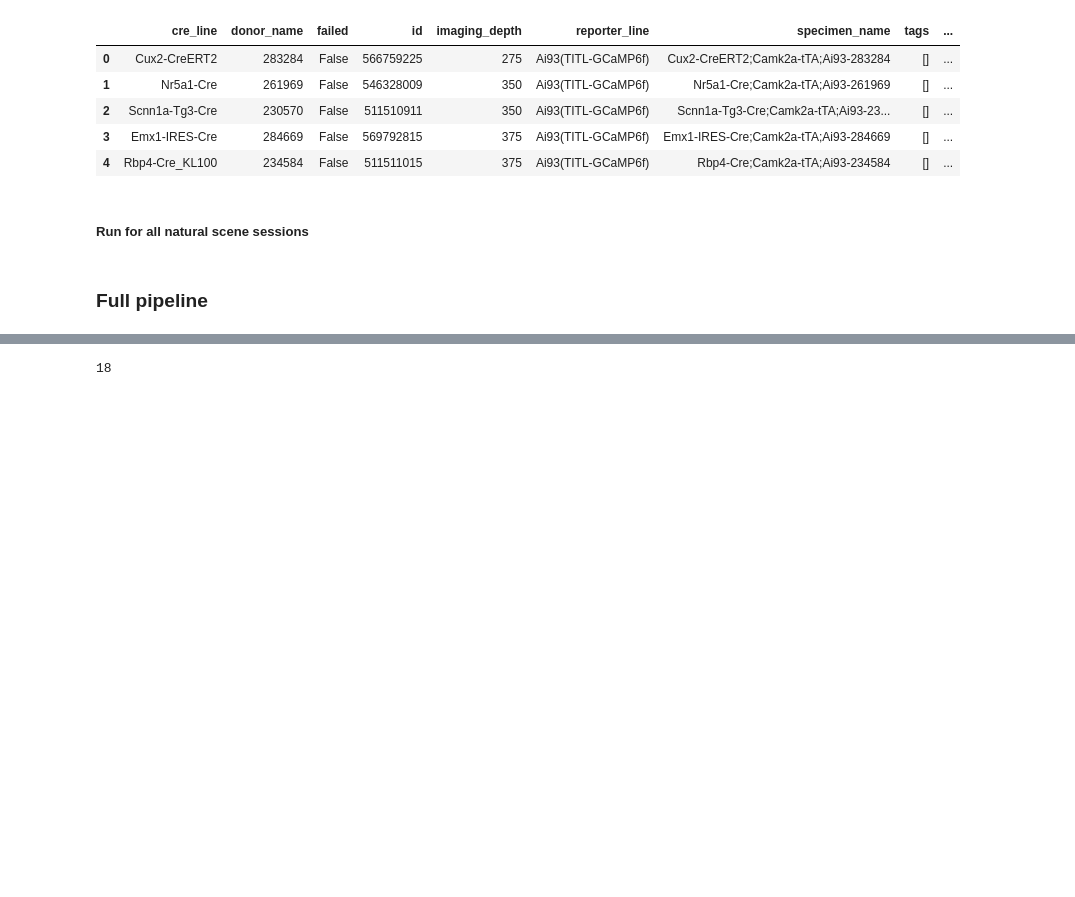
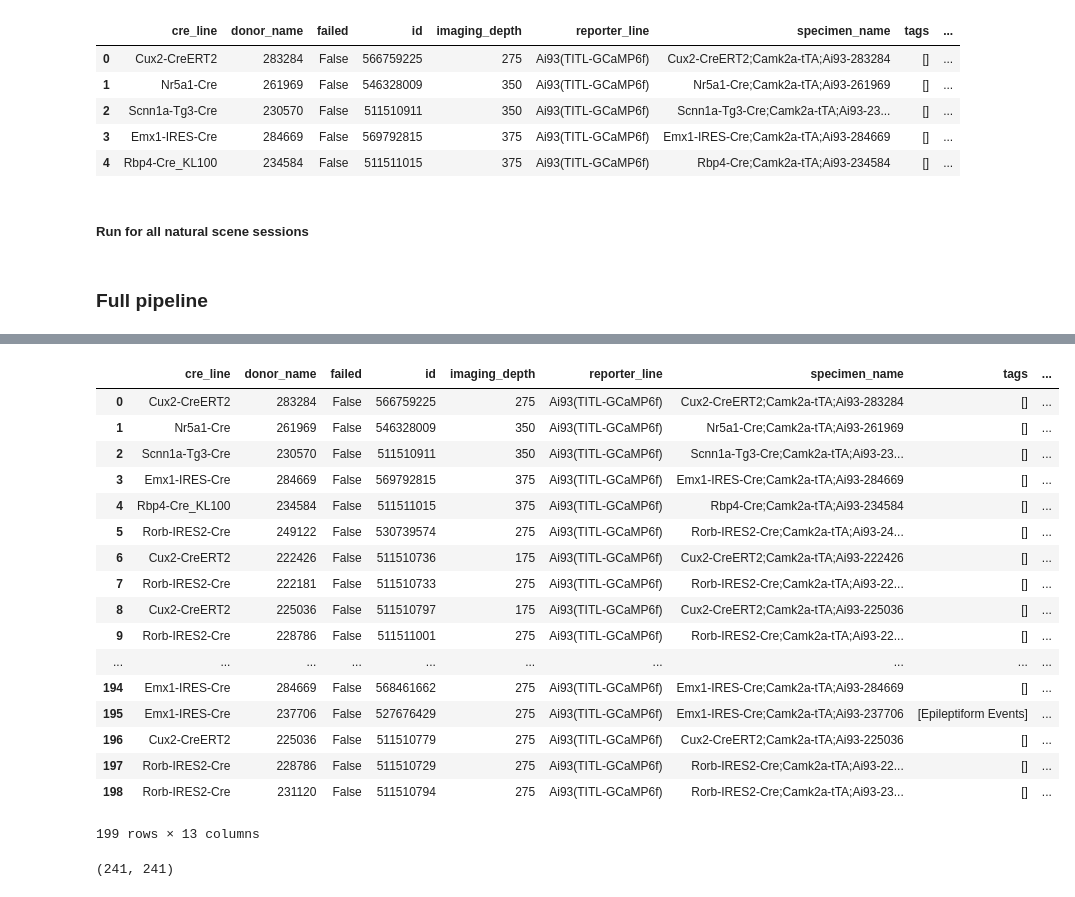
Before and after one commit to AllenInstitute/swdb_2017_tools, a Jupyter notebook: projects/mouseRSA/Get all RSA.ipynb, the cells around one changed output, grey strips where cells are left out. Drawn from its saved outputs; the diff is of its cells as text; code cells hidden in the pictures; blank space fills up the shorter version.

Commit message:
Added loop for getting all RSA with Mahalanobis distance

```diff
--- a/projects/mouseRSA/Get all RSA.ipynb
+++ b/projects/mouseRSA/Get all RSA.ipynb
@@ -256,14 +256,18 @@ def get_precision(all_responses):
 # %%
 
 for i, r in all_exps_df.iterrows():
-    if i<1:continue
+#    if i<191:continue
     print i
     exp_id = all_exps_df['id'][i]
     response_df, numbercells = get_all_data(exp_id)
     response = response_df.iloc[:,:numbercells].values
+    response = response[~np.isnan(response).any(axis=1)]
 
     mean_response = get_mean_responses(response_df, method = 'mean')
     mean_response = mean_response.iloc[:,:numbercells].values
+
+    random_response = get_mean_responses(response_df, method = 'random')
+    random_response = random_response.iloc[:,:numbercells].values
 
     precision = get_precision(response)
 
@@ -271,11 +275,11 @@ for i, r in all_exps_df.iterrows():
     ### Get RSAs
 
 
-    rsa_mean_mean_mahala = get_representational_similarity_response(mean_response, corr = 'mahalanobis',
-                                                                    precision = precision)
-    all_exps_df.set_value(i,'rsa_mean_mean_mahala', rsa_mean_mean_mahala)
+ #     rsa_mean_mean_mahala = get_representational_similarity_response(mean_response, corr = 'mahalanobis',
+#                                                                     precision = precision)
+#     all_exps_df.set_value(i,'rsa_mean_mean_mahala', rsa_mean_mean_mahala)
 
-    rsa_random_mean_mahala = get_representational_similarity_response(mean_response, corr = 'mahalanobis',
+    rsa_random_mean_mahala = get_representational_similarity_response(random_response, corr = 'mahalanobis',
                                                                     precision = precision)
     all_exps_df.set_value(i,'rsa_random_mean_mahala', rsa_random_mean_mahala)
 
@@ -286,11 +290,19 @@ for i, r in all_exps_df.iterrows():
 #     all_exps_df.set_value(i,'rsa_mean_mean_spectral_embedding', rsa_mean_mean_SE)
 
 
-    pca = PCA(whiten = True, n_components=min(50,numbercells-1))
-    pca.fit(response)
-    rsa_mean_mean_PCA = get_representational_similarity_response(mean_response, corr = 'euclidean',
-                                                                    prefit_embedder = pca)
-    all_exps_df.set_value(i,'rsa_mean_mean_PCA', rsa_mean_mean_PCA)
+#     pca = PCA(whiten = True, n_components=min(50,numbercells-1))
+#     pca.fit(response)
+#     rsa_mean_mean_PCA = get_representational_similarity_response(mean_response, corr = 'euclidean',
+#                                                                     prefit_embedder = pca)
+#     all_exps_df.set_value(i,'rsa_mean_mean_PCA', rsa_mean_mean_PCA)
 
-    all_exps_df.to_hdf('exps_w_RSA.h5','all_exps_df')
+
+    se = SpectralEmbedding(n_components=min(50,numbercells-1), n_jobs = -1)
+    se.fit(response)
+    rsa_mean_mean_SE = get_representational_similarity_response(mean_response, corr = 'euclidean',
+                                                                   prefit_embedder = se)
+    all_exps_df.set_value(i,'rsa_mean_mean_spectral_embedding', rsa_mean_mean_SE)
+
+
+    #all_exps_df.to_hdf('exps_w_RSA.h5','all_exps_df', mode='w')
 # %% [output]
@@ -314 +326,22 @@ Opening /data/dynamic-brain-workshop/brain_observatory_cache/ophys_experiment_an
+# %%
+all_exps_df
+# %% [output]
+|  | cre_line | donor_name | failed | id | imaging_depth | reporter_line | specimen_name | tags | ... |
+| 0 | Cux2-CreERT2 | 283284 | False | 566759225 | 275 | Ai93(TITL-GCaMP6f) | Cux2-CreERT2;Camk2a-tTA;Ai93-283284 | [] | ... |
+| 1 | Nr5a1-Cre | 261969 | False | 546328009 | 350 | Ai93(TITL-GCaMP6f) | Nr5a1-Cre;Camk2a-tTA;Ai93-261969 | [] | ... |
+| 2 | Scnn1a-Tg3-Cre | 230570 | False | 511510911 | 350 | Ai93(TITL-GCaMP6f) | Scnn1a-Tg3-Cre;Camk2a-tTA;Ai93-23... | [] | ... |
+| 3 | Emx1-IRES-Cre | 284669 | False | 569792815 | 375 | Ai93(TITL-GCaMP6f) | Emx1-IRES-Cre;Camk2a-tTA;Ai93-284669 | [] | ... |
+| 4 | Rbp4-Cre_KL100 | 234584 | False | 511511015 | 375 | Ai93(TITL-GCaMP6f) | Rbp4-Cre;Camk2a-tTA;Ai93-234584 | [] | ... |
+| 5 | Rorb-IRES2-Cre | 249122 | False | 530739574 | 275 | Ai93(TITL-GCaMP6f) | Rorb-IRES2-Cre;Camk2a-tTA;Ai93-24... | [] | ... |
+| 6 | Cux2-CreERT2 | 222426 | False | 511510736 | 175 | Ai93(TITL-GCaMP6f) | Cux2-CreERT2;Camk2a-tTA;Ai93-222426 | [] | ... |
+| 7 | Rorb-IRES2-Cre | 222181 | False | 511510733 | 275 | Ai93(TITL-GCaMP6f) | Rorb-IRES2-Cre;Camk2a-tTA;Ai93-22... | [] | ... |
+| 8 | Cux2-CreERT2 | 225036 | False | 511510797 | 175 | Ai93(TITL-GCaMP6f) | Cux2-CreERT2;Camk2a-tTA;Ai93-225036 | [] | ... |
+| 9 | Rorb-IRES2-Cre | 228786 | False | 511511001 | 275 | Ai93(TITL-GCaMP6f) | Rorb-IRES2-Cre;Camk2a-tTA;Ai93-22... | [] | ... |
+| ... | ... | ... | ... | ... | ... | ... | ... | ... | ... |
+| 194 | Emx1-IRES-Cre | 284669 | False | 568461662 | 275 | Ai93(TITL-GCaMP6f) | Emx1-IRES-Cre;Camk2a-tTA;Ai93-284669 | [] | ... |
+| 195 | Emx1-IRES-Cre | 237706 | False | 527676429 | 275 | Ai93(TITL-GCaMP6f) | Emx1-IRES-Cre;Camk2a-tTA;Ai93-237706 | [Epileptiform Events] | ... |
+| 196 | Cux2-CreERT2 | 225036 | False | 511510779 | 275 | Ai93(TITL-GCaMP6f) | Cux2-CreERT2;Camk2a-tTA;Ai93-225036 | [] | ... |
+| 197 | Rorb-IRES2-Cre | 228786 | False | 511510729 | 275 | Ai93(TITL-GCaMP6f) | Rorb-IRES2-Cre;Camk2a-tTA;Ai93-22... | [] | ... |
+| 198 | Rorb-IRES2-Cre | 231120 | False | 511510794 | 275 | Ai93(TITL-GCaMP6f) | Rorb-IRES2-Cre;Camk2a-tTA;Ai93-23... | [] | ... |
+199 rows × 13 columns
 # %%
@@ -337,7 +370,7 @@ for i, r in all_exps_df.iterrows():
 
 
     all_exps_df.to_hdf('exps_w_RSA.h5','all_exps_df')
-# %%
-numbercells
-# %% [output]
-18
+# %%
+all_exps_df.loc[77,'rsa_mean_mean_mahala'].shape
+# %% [output]
+(241, 241)
```
Also changed, not shown: parts of 4 cells of this notebook.
